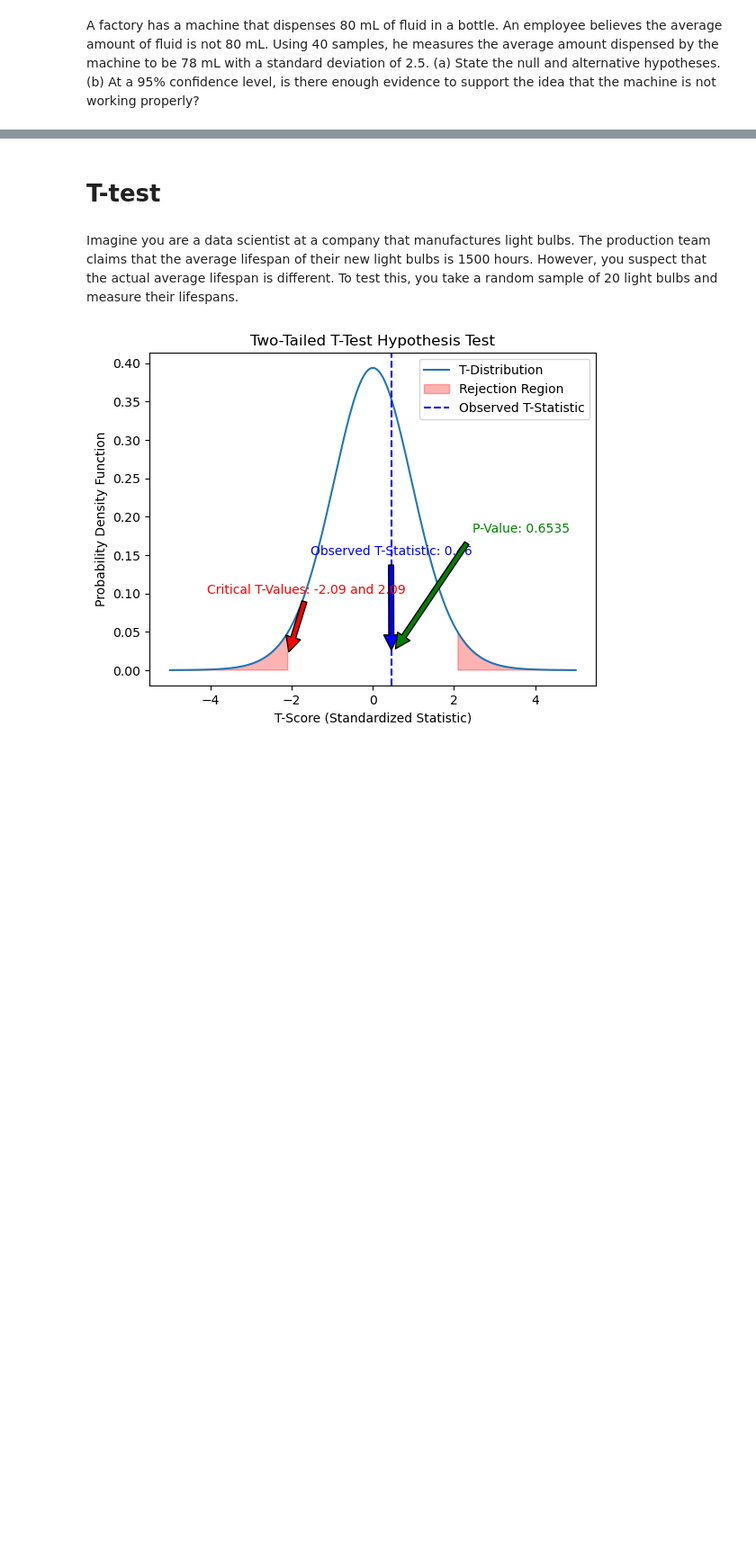
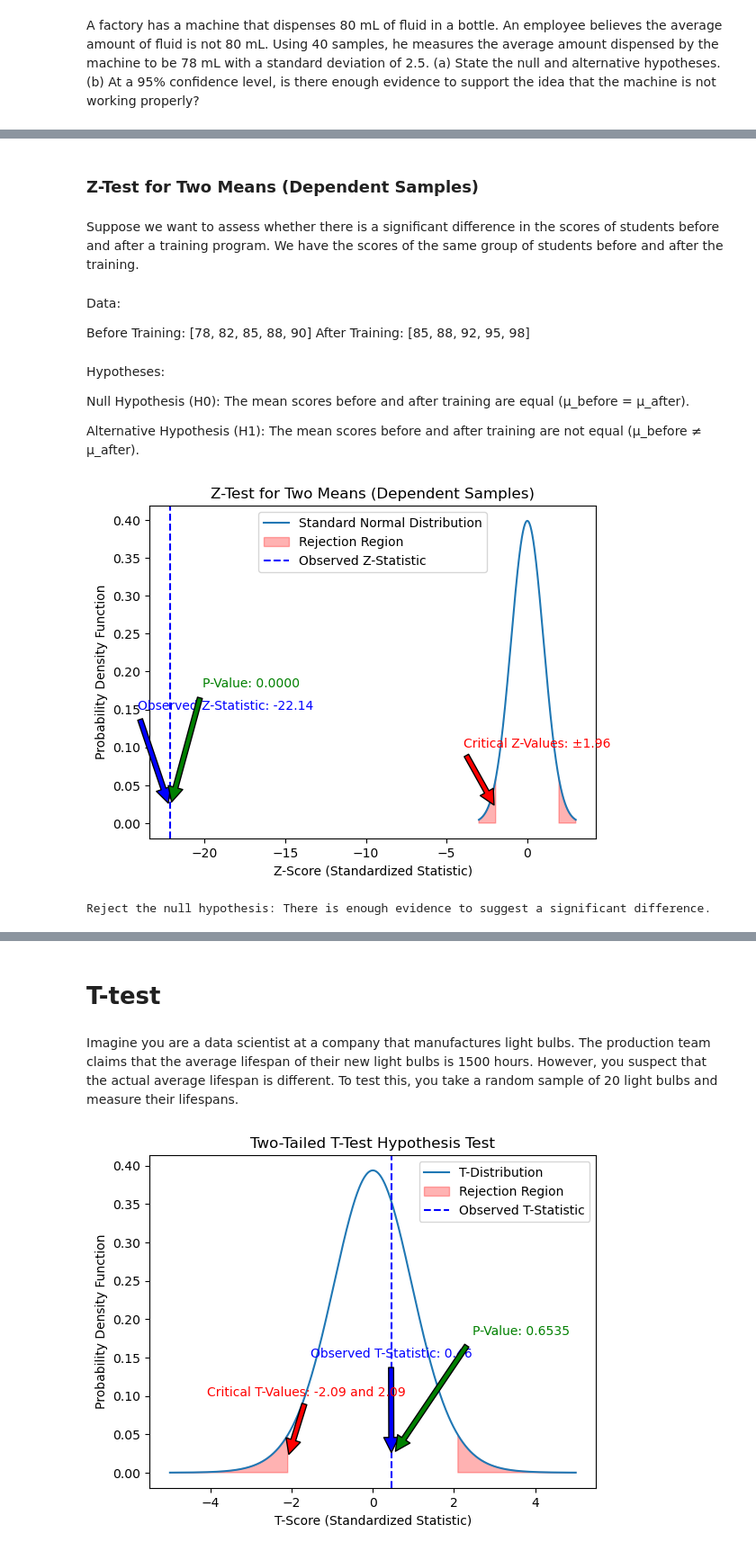
Before and after one commit to Hari-810/ML_DL, a Jupyter notebook: EDA/hypothesis.ipynb, the cells around one changed output, grey strips where cells are left out. Shown at 90% size. Saved outputs shown, nothing was run; the diff lists cells and outputs as text; code cells hidden in the pictures; blank space fills up the shorter version.

```diff
--- a/EDA/hypothesis.ipynb
+++ b/EDA/hypothesis.ipynb
@@ -141,0 +228,71 @@ plt.show()
+# %% [markdown]
+###  Z-Test for Two Means (Dependent Samples)
+# %% [markdown]
+Suppose we want to assess whether there is a significant difference in the scores of students before and after a training program. We have the scores of the same group of students before and after the training.
+# %% [markdown]
+Data:
+
+Before Training: [78, 82, 85, 88, 90]
+After Training: [85, 88, 92, 95, 98]
+# %% [markdown]
+Hypotheses:
+
+Null Hypothesis (H0): The mean scores before and after training are equal (μ_before = μ_after).
+
+Alternative Hypothesis (H1): The mean scores before and after training are not equal (μ_before ≠ μ_after).
+# %%
+import numpy as np
+import matplotlib.pyplot as plt
+from scipy import stats
+
+# Given data
+scores_before = np.array([78, 82, 85, 88, 90])
+scores_after = np.array([85, 88, 92, 95, 98])
+
+# Z-Test for Two Means (Dependent Samples)
+z_statistic, p_value = stats.ttest_rel(scores_before, scores_after)
+
+# Generate data for the standard normal distribution
+x = np.linspace(-3, 3, 1000)
+y = stats.norm.pdf(x)
+
+# Plot the standard normal distribution
+plt.plot(x, y, label='Standard Normal Distribution')
+
+# Shade the rejection region for a two-tailed test
+alpha = 0.05
+z_critical = stats.norm.ppf(1 - alpha / 2)
+plt.fill_between(x, y, where=(x < -z_critical) | (x > z_critical),
+                 color='red', alpha=0.3, label='Rejection Region')
+
+# Plot the observed z-statistic
+plt.axvline(x=z_statistic, color='blue', linestyle='--', label='Observed Z-Statistic')
+
+# Add labels and title
+plt.title('Z-Test for Two Means (Dependent Samples)')
+plt.xlabel('Z-Score (Standardized Statistic)')
+plt.ylabel('Probability Density Function')
+
+# Add annotations for z-score, critical score, p-value, and alpha
+plt.annotate(f'Observed Z-Statistic: {z_statistic:.2f}', xy=(z_statistic, 0.02), xytext=(z_statistic - 2, 0.15),
+             arrowprops=dict(facecolor='blue', shrink=0.05), color='blue')
+plt.annotate(f'Critical Z-Values: ±{z_critical:.2f}', xy=(-z_critical, 0.02),
+             xytext=(-z_critical - 2, 0.1), arrowprops=dict(facecolor='red', shrink=0.05), color='red')
+plt.annotate(f'P-Value: {p_value:.4f}', xy=(z_statistic, 0.02), xytext=(z_statistic + 2, 0.18),
+             arrowprops=dict(facecolor='green', shrink=0.05), color='green')
+
+# Display the legend
+plt.legend()
+
+# Display the plot
+plt.show()
+
+# Display the conclusion based on the p-value
+alpha = 0.05
+if p_value < alpha:
+    print(f'Reject the null hypothesis: There is enough evidence to suggest a significant difference.')
+else:
+    print(f'Fail to reject the null hypothesis: There is not enough evidence to suggest a significant difference.')
+# %% [output]
+[figure, added]
+Reject the null hypothesis: There is enough evidence to suggest a significant difference.
```
Also changed, not shown: parts of 9 cells of this notebook.
